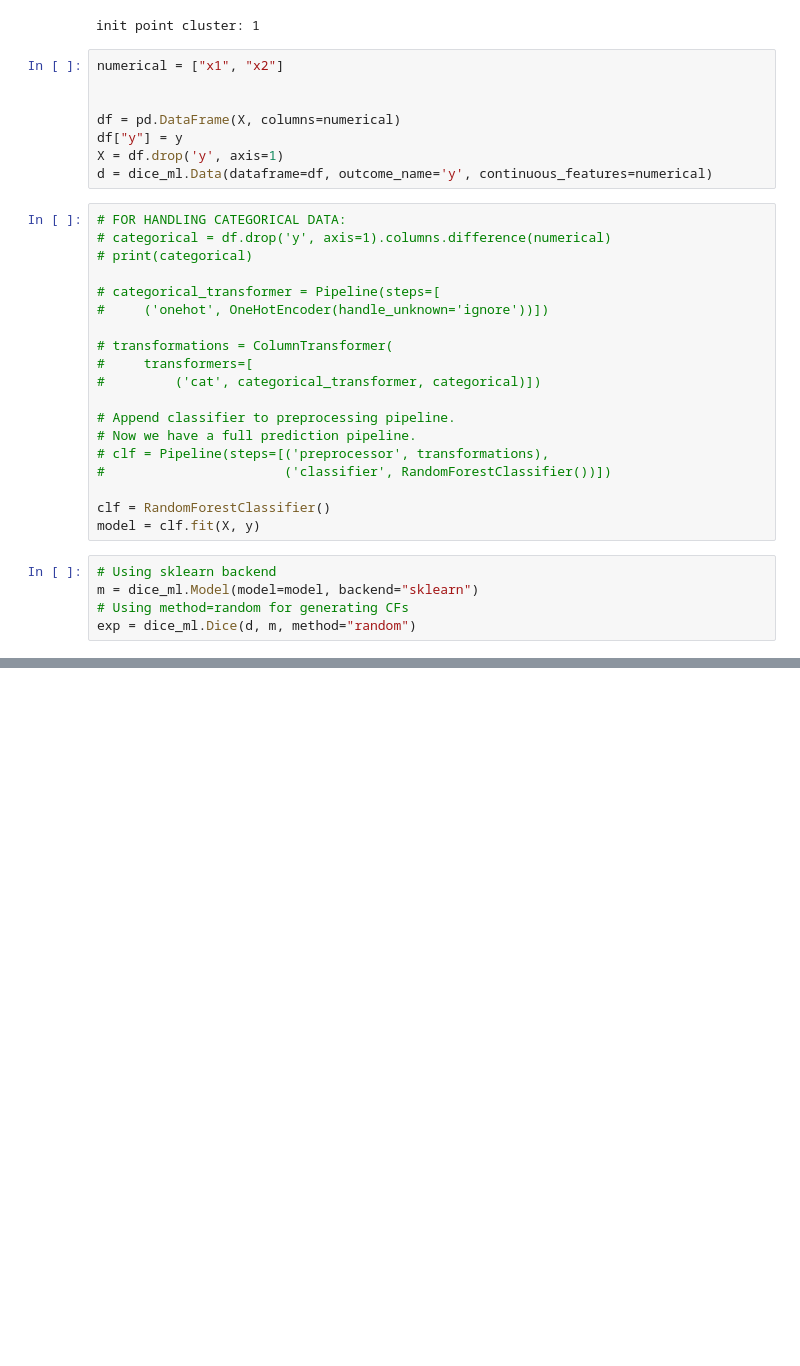
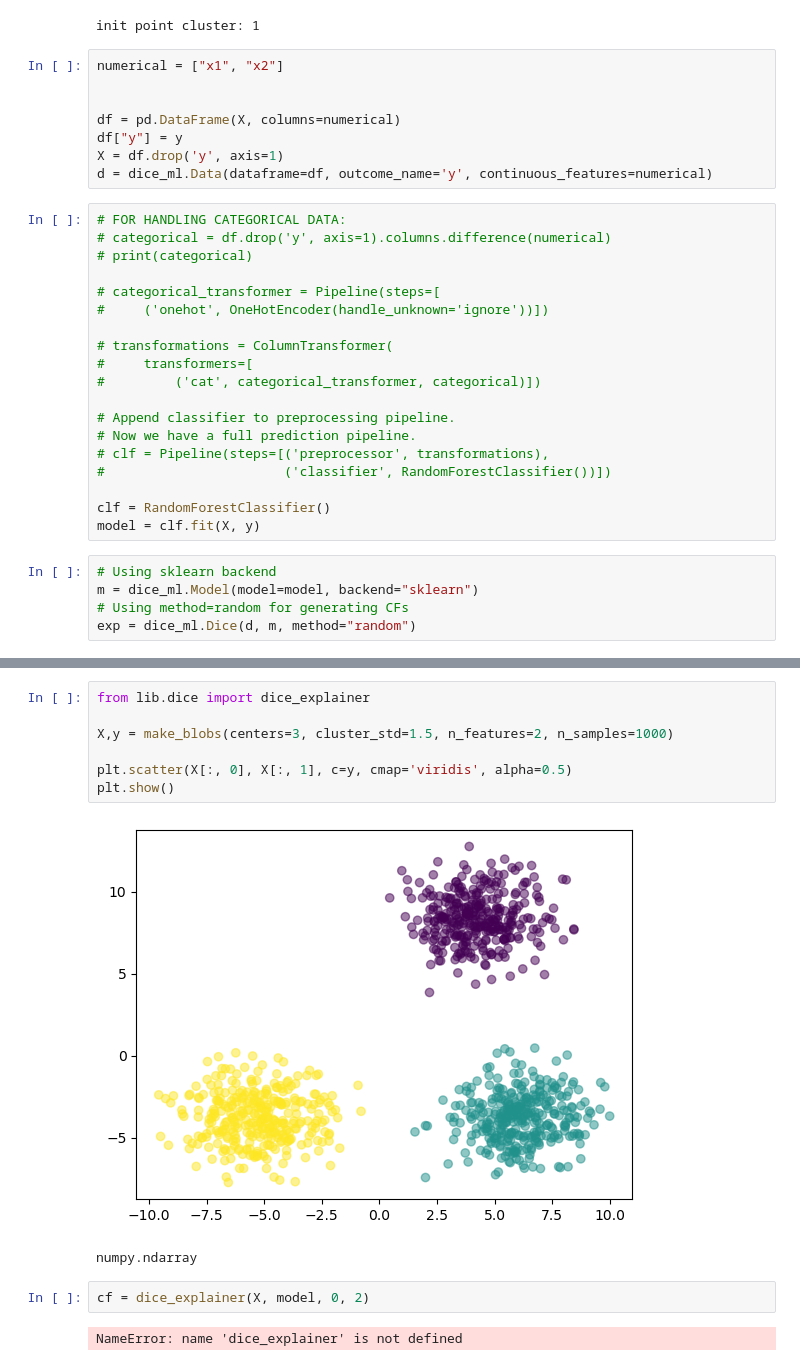
Before and after one commit to jepp3183/Thesis2025, a Jupyter notebook: code/dice.ipynb, the cells around one changed output, grey strips where cells are left out. Drawn from its saved outputs; the diff is of its cells as text; blank space fills up the shorter version.

```diff
--- a/code/dice.ipynb
+++ b/code/dice.ipynb
@@ -158,0 +162,14 @@ plt.show()
+# %%
+from lib.dice import dice_explainer
+
+X,y = make_blobs(centers=3, cluster_std=1.5, n_features=2, n_samples=1000)
+
+plt.scatter(X[:, 0], X[:, 1], c=y, cmap='viridis', alpha=0.5)
+plt.show()
+# %% [output]
+[figure, added]
+numpy.ndarray
+# %%
+cf = dice_explainer(X, model, 0, 2)
+# %% [output]
+NameError: name 'dice_explainer' is not defined
```
Also changed, not shown: parts of 4 cells of this notebook, 3 other files.
